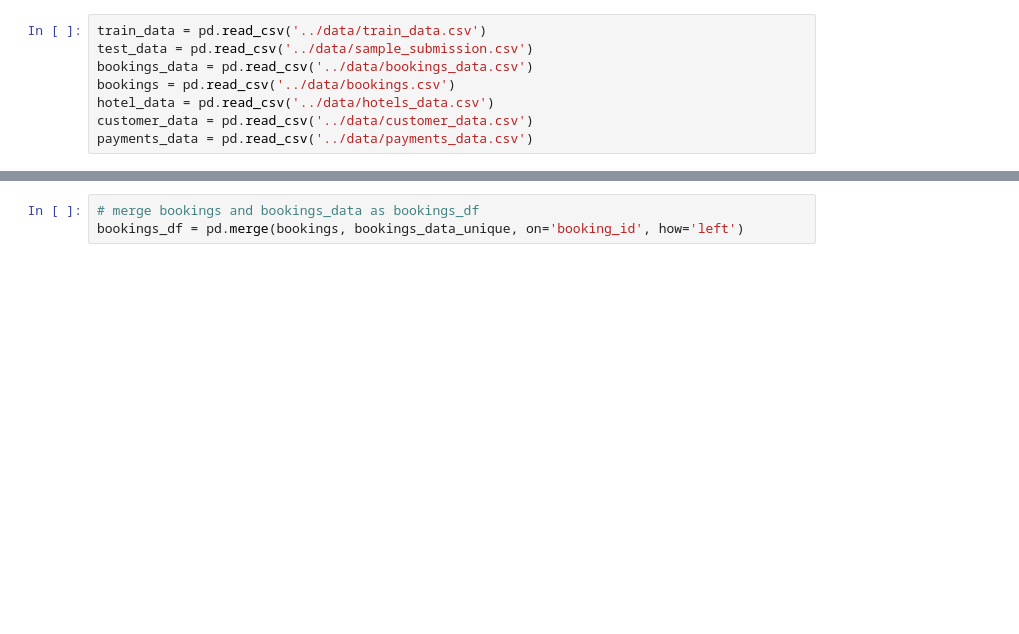
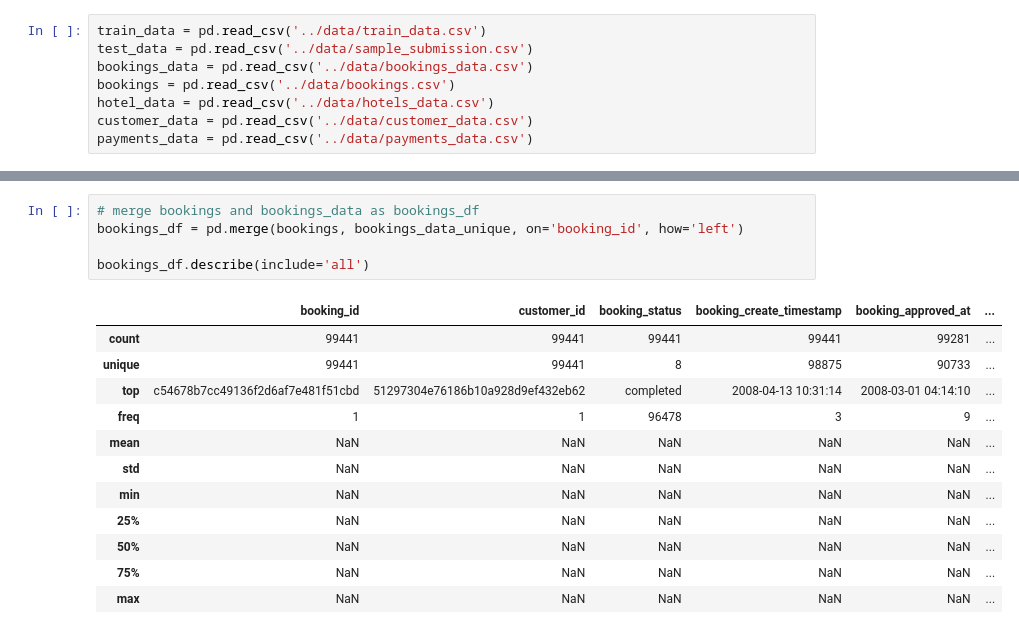
Before and after one commit to bersilin-robert1609/CS5691-PRML, a Jupyter notebook: DataContest/script/data_contest.ipynb, the cells around one changed output, grey strips where cells are left out. Saved outputs shown, nothing was run; the diff lists cells and outputs as text; blank space fills up the shorter version.

```diff
--- a/DataContest/script/data_contest.ipynb
+++ b/DataContest/script/data_contest.ipynb
@@ -50,6 +165,21 @@ for booking_data_repeat in bookings_data_repeat.itertuples():
 # %%
 # merge bookings and bookings_data as bookings_df
 bookings_df = pd.merge(bookings, bookings_data_unique, on='booking_id', how='left')
+
+bookings_df.describe(include='all')
+# %% [output]
+|  | booking_id | customer_id | booking_status | booking_create_timestamp | booking_approved_at | ... |
+| count | 99441 | 99441 | 99441 | 99441 | 99281 | ... |
+| unique | 99441 | 99441 | 8 | 98875 | 90733 | ... |
+| top | c54678b7cc49136f2d6af7e481f51cbd | 51297304e76186b10a928d9ef432eb62 | completed | 2008-04-13 10:31:14 | 2008-03-01 04:14:10 | ... |
+| freq | 1 | 1 | 96478 | 3 | 9 | ... |
+| mean | NaN | NaN | NaN | NaN | NaN | ... |
+| std | NaN | NaN | NaN | NaN | NaN | ... |
+| min | NaN | NaN | NaN | NaN | NaN | ... |
+| 25% | NaN | NaN | NaN | NaN | NaN | ... |
+| 50% | NaN | NaN | NaN | NaN | NaN | ... |
+| 75% | NaN | NaN | NaN | NaN | NaN | ... |
+| max | NaN | NaN | NaN | NaN | NaN | ... |
 # %%
 # merge bookings_df and customer_data as bookings_customer_df
 bookings_customer_df = pd.merge(bookings_df, customer_data, on='customer_id', how='left')
```
Also changed, not shown: parts of 26 cells of this notebook, 7 other files.
